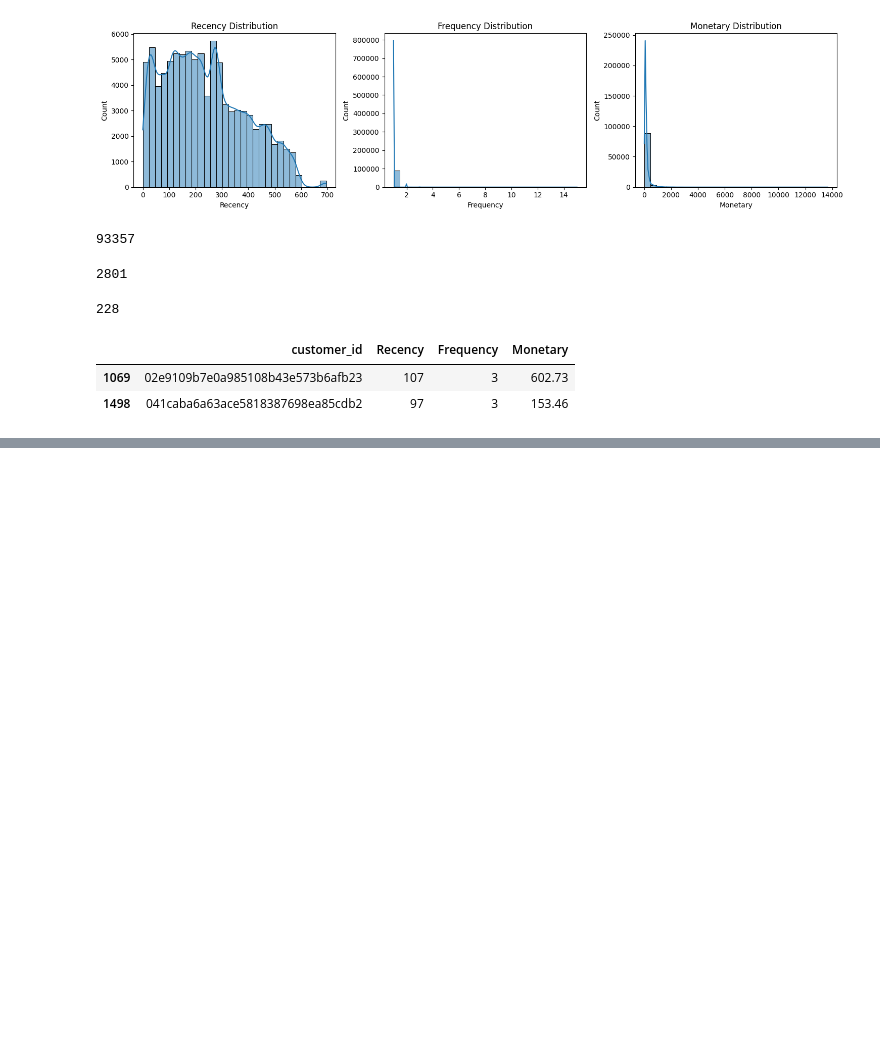
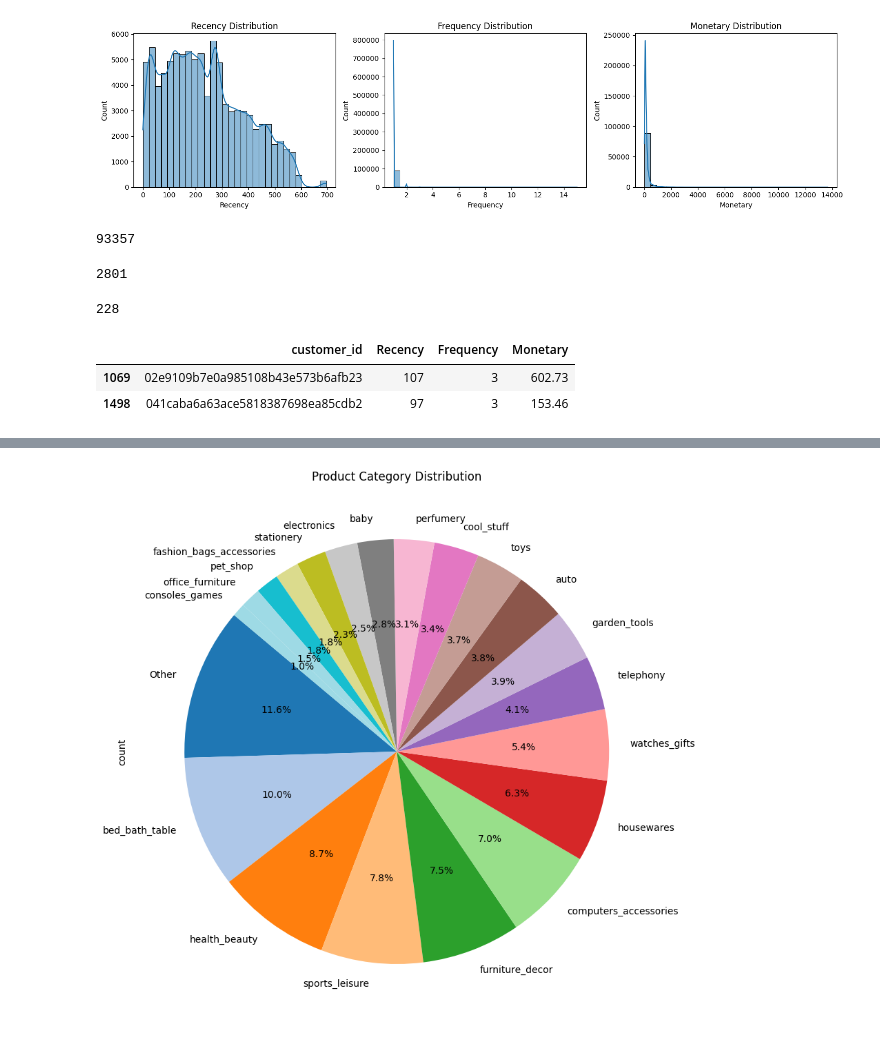
Before and after one commit to HyunsungRyu/Ecommerce_analysis, a Jupyter notebook: olist.ipynb, the cells around one changed output, grey strips where cells are left out. Cells and saved outputs as stored; diff of their text form; code cells hidden in the pictures; blank space fills up the shorter version.

Commit message:
top_seller_visualization

```diff
--- a/olist.ipynb
+++ b/olist.ipynb
@@ -124,8 +122,3 @@ rfm.head(2)
 |  | customer_id | Recency | Frequency | Monetary |
 | 1069 | 02e9109b7e0a985108b43e573b6afb23 | 107 | 3 | 602.73 |
 | 1498 | 041caba6a63ace5818387698ea85cdb2 | 97 | 3 | 153.46 |
-# %%
-cursor.execute("select * from customers")
-result = cursor.fetchall()
-df = pd.DataFrame(result)
-df.head(2)
@@ -169,3 +139,10 @@ JOIN products pr ON i.product_id = pr.product_id
 # %%
-df.columns
+df = execute_query("""
+select order_id, oi.product_id, seller_id, price, freight_value, product_category_name_english
+from order_items oi
+join products p on oi.product_id = p.product_id
+join product_category_name pcn on p.product_category_name = pcn.product_category_name
+where order_id in (select order_id from orders where order_status != 'canceled')
+""")
+df.head(2)
 # %% [output]
@@ -180,0 +167,12 @@ Index(['order_id', 'customer_id', 'product_id', 'review_score',
+# %%
+category_counts = df['product_category_name_english'].value_counts(normalize=True)
+other = category_counts[category_counts <= 0.01].index
+df_plot = df.copy()
+df_plot['category_grouped'] = df_plot['product_category_name_english'].apply(lambda x: 'Other' if x in other else x)
+
+plt.figure(figsize=(10, 10))
+df_plot['category_grouped'].value_counts().plot.pie(autopct='%1.1f%%', startangle=140, cmap='tab20')
+plt.title('Product Category Distribution')
+plt.show()
+# %% [output]
+[figure, added]
```
Also changed, not shown: parts of 13 cells of this notebook.
